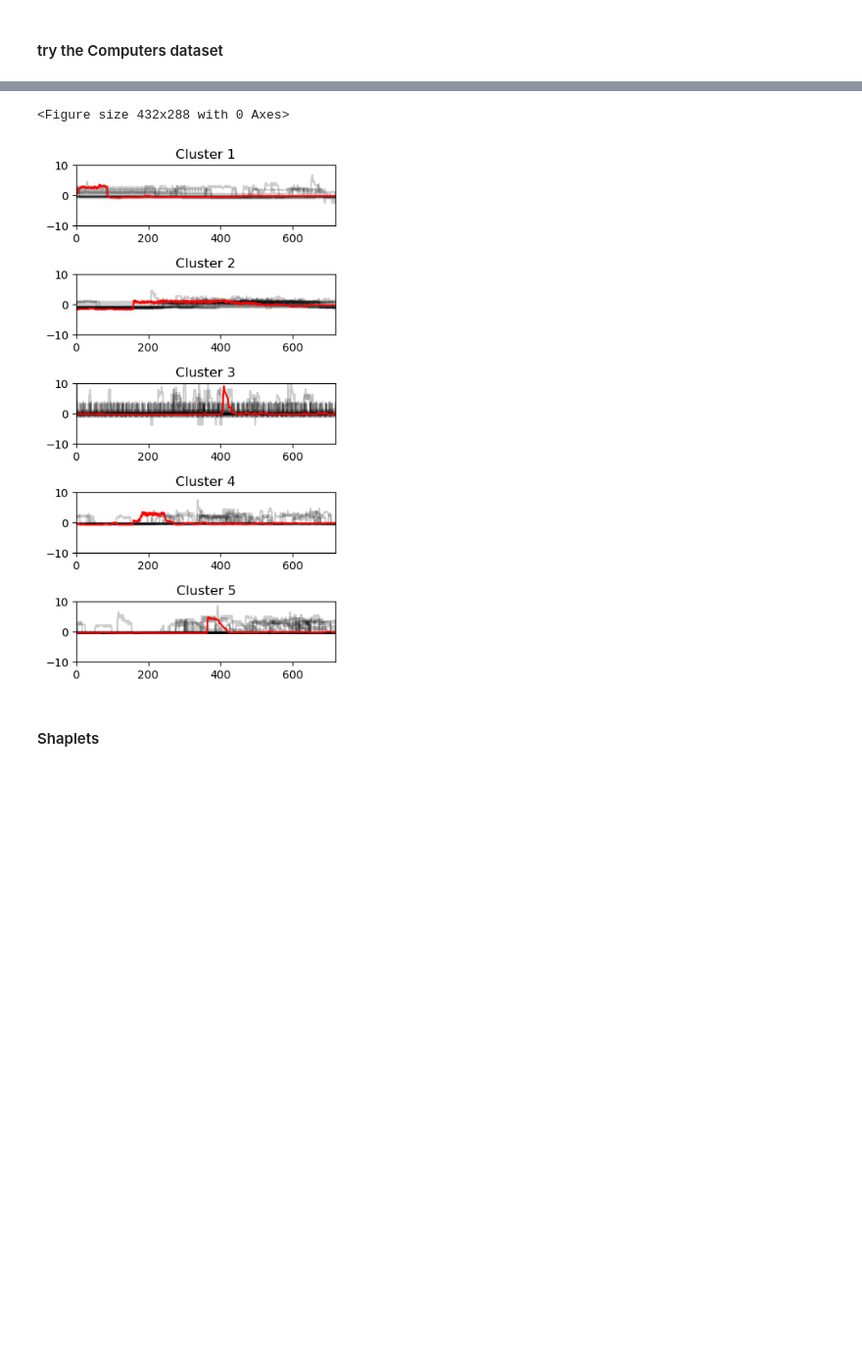
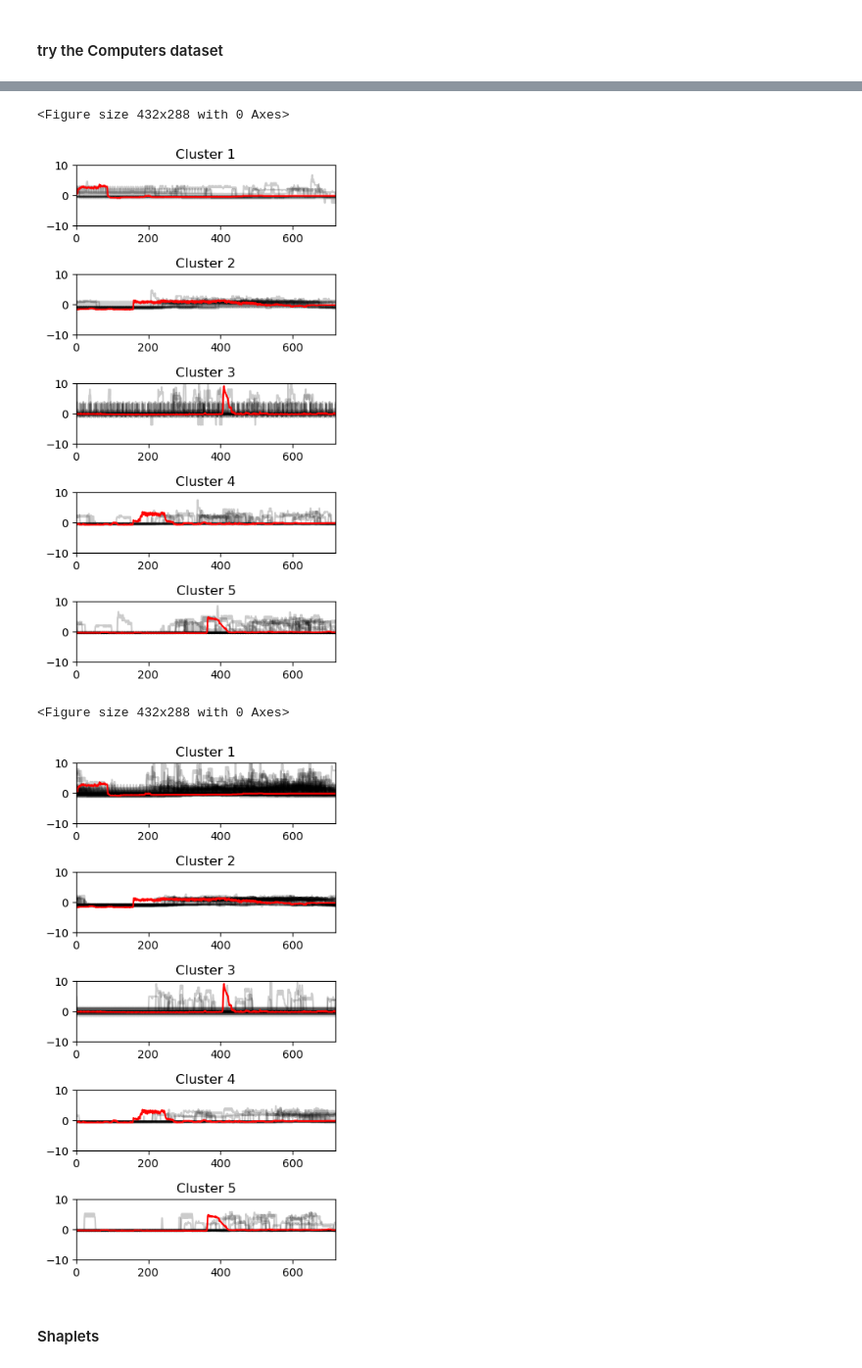
Before and after one commit to MauriceManning/timeseries, a Jupyter notebook: tslearn_explore.ipynb, the cells around one changed output, grey strips where cells are left out. Shown: that part at 98% size. Saved outputs shown, nothing was run; the diff lists cells and outputs as text; code cells hidden in the pictures; blank space fills up the shorter version.

```diff
--- a/tslearn_explore.ipynb
+++ b/tslearn_explore.ipynb
@@ -157,6 +157,15 @@ print('X_train.shape: ', sz)
 ks = KShape(n_clusters=num_clusters, verbose=True, random_state=seed)
 print('ks: ', ks)
 y_pred = ks.fit_predict(X_train)
+
+#cluster results metadata
+print('ks.cluster_centers_.shape: ', ks.cluster_centers_.shape)
+print('ks.labels_: ', ks.labels_)
+print('ks.inertia_: ', ks.inertia_)
+
+# run against test
+xtest_pred= ks.predict(X_test)
+print('ks.predict(X_test): ', xtest_pred)
 
 #plt.figure(figsize=(5,5))
 #plt.figure(num=None, figsize=(8, 6), dpi=80, facecolor='w', edgecolor='k')
@@ -182,6 +191,28 @@ fig.savefig('KShape_plot.pdf')
 fig.set_dpi(100)
 
 plt.show()
+
+
+
+plt.figure()
+fig = plt.figure(figsize=(4,7))
+
+for yi in range(num_clusters):
+    plt.subplot(num_clusters, 1, 1 + yi)
+
+    for xx in X_test[xtest_pred == yi]:
+        plt.plot(xx.ravel(), "k-", alpha=.2)
+    plt.plot(ks.cluster_centers_[yi].ravel(), "r-")
+    plt.xlim(0, sz)
+    plt.ylim(-10, 10)
+    plt.title("Cluster %d" % (yi + 1))
+
+plt.tight_layout()
+
+fig.savefig('KShape_plot.pdf')
+fig.set_dpi(100)
+
+plt.show()
 # %% [output]
 X_train.shape:  (250, 720, 1) y_train shape:  (250,) X_test.shape:   (250, 720, 1) y_test.shape:  (250,)
 X_train.shape:  720
@@ -191,5 +234,7 @@ ks:  KShape(max_iter=100, n_clusters=5, n_init=1, random_state=0, tol=1e-06,
 <Figure size 432x288 with 0 Axes>
 [figure]
+<Figure size 432x288 with 0 Axes>
+[figure, added]
 # %% [markdown]
 #### Shaplets
 # %%
```
Also changed, not shown: parts of 1 cell of this notebook.
